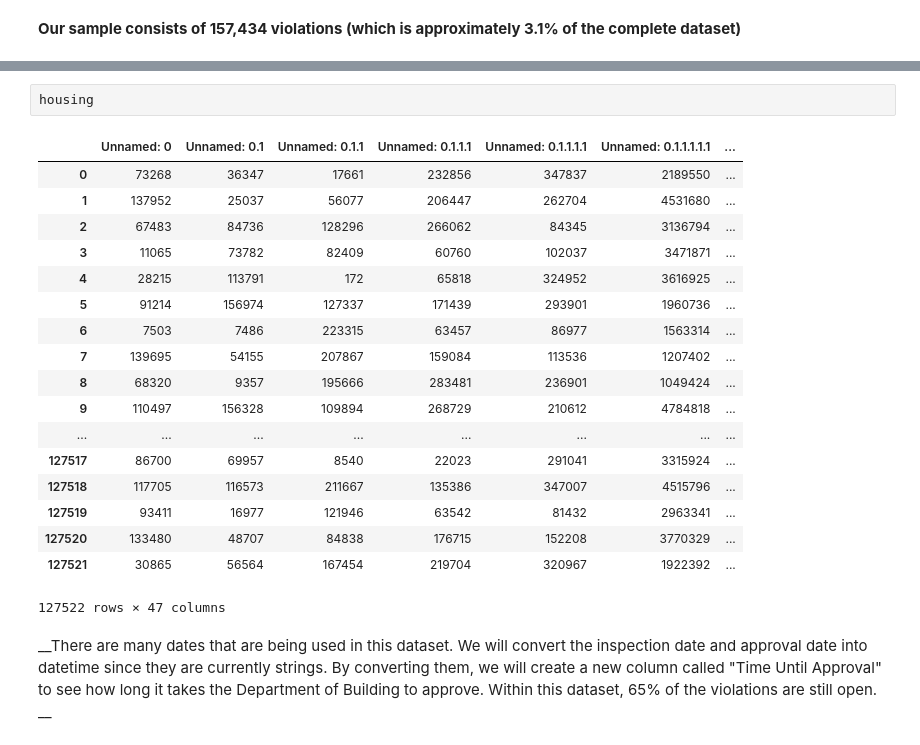
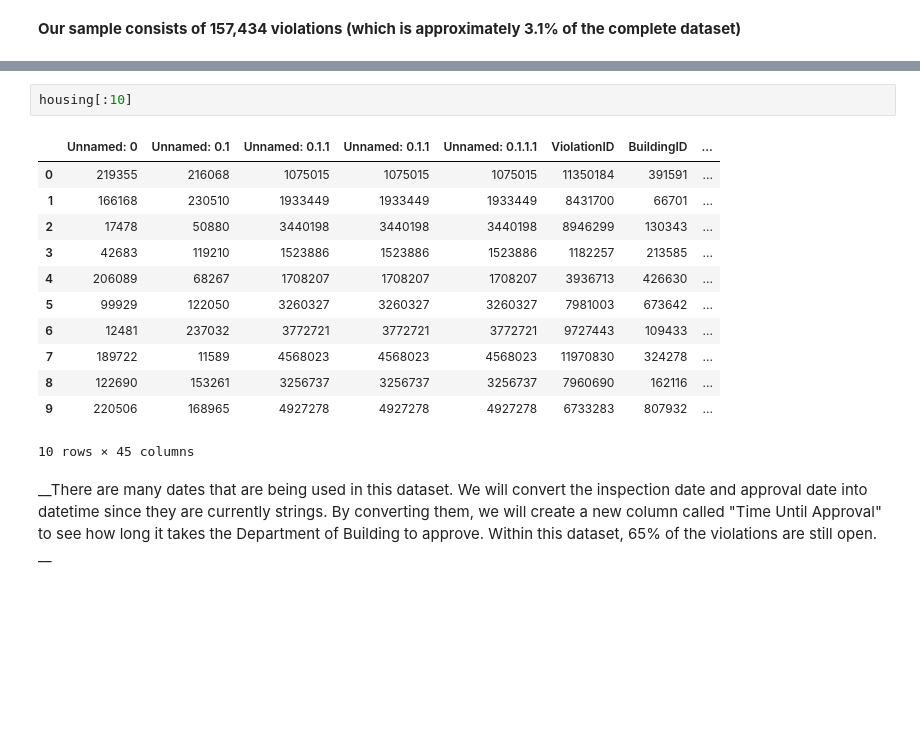
Before and after one commit to amychen/Data_Bootcamp_Final_Project, a Jupyter notebook: housing.ipynb, the cells around one changed output, grey strips where cells are left out. Saved outputs shown, nothing was run; the diff lists cells and outputs as text; blank space fills up the shorter version.

```diff
--- a/housing.ipynb
+++ b/housing.ipynb
@@ -56,26 +55,20 @@ Index(['Unnamed: 0', 'Unnamed: 0.1', 'Unnamed: 0.1.1', 'Unnamed: 0.1.1.1',
        'BBL', 'NTA'],
       dtype='object')
 # %%
-housing
+housing[:10]
 # %% [output]
-|  | Unnamed: 0 | Unnamed: 0.1 | Unnamed: 0.1.1 | Unnamed: 0.1.1.1 | Unnamed: 0.1.1.1.1 | Unnamed: 0.1.1.1.1.1 | ... |
-| 0 | 73268 | 36347 | 17661 | 232856 | 347837 | 2189550 | ... |
-| 1 | 137952 | 25037 | 56077 | 206447 | 262704 | 4531680 | ... |
-| 2 | 67483 | 84736 | 128296 | 266062 | 84345 | 3136794 | ... |
-| 3 | 11065 | 73782 | 82409 | 60760 | 102037 | 3471871 | ... |
-| 4 | 28215 | 113791 | 172 | 65818 | 324952 | 3616925 | ... |
-| 5 | 91214 | 156974 | 127337 | 171439 | 293901 | 1960736 | ... |
-| 6 | 7503 | 7486 | 223315 | 63457 | 86977 | 1563314 | ... |
-| 7 | 139695 | 54155 | 207867 | 159084 | 113536 | 1207402 | ... |
-| 8 | 68320 | 9357 | 195666 | 283481 | 236901 | 1049424 | ... |
-| 9 | 110497 | 156328 | 109894 | 268729 | 210612 | 4784818 | ... |
-| ... | ... | ... | ... | ... | ... | ... | ... |
-| 127517 | 86700 | 69957 | 8540 | 22023 | 291041 | 3315924 | ... |
-| 127518 | 117705 | 116573 | 211667 | 135386 | 347007 | 4515796 | ... |
-| 127519 | 93411 | 16977 | 121946 | 63542 | 81432 | 2963341 | ... |
-| 127520 | 133480 | 48707 | 84838 | 176715 | 152208 | 3770329 | ... |
-| 127521 | 30865 | 56564 | 167454 | 219704 | 320967 | 1922392 | ... |
+|  | Unnamed: 0 | Unnamed: 0.1 | Unnamed: 0.1.1 | Unnamed: 0.1.1 | Unnamed: 0.1.1.1 | ViolationID | BuildingID | ... |
+| 0 | 219355 | 216068 | 1075015 | 1075015 | 1075015 | 11350184 | 391591 | ... |
+| 1 | 166168 | 230510 | 1933449 | 1933449 | 1933449 | 8431700 | 66701 | ... |
+| 2 | 17478 | 50880 | 3440198 | 3440198 | 3440198 | 8946299 | 130343 | ... |
+| 3 | 42683 | 119210 | 1523886 | 1523886 | 1523886 | 1182257 | 213585 | ... |
+| 4 | 206089 | 68267 | 1708207 | 1708207 | 1708207 | 3936713 | 426630 | ... |
+| 5 | 99929 | 122050 | 3260327 | 3260327 | 3260327 | 7981003 | 673642 | ... |
+| 6 | 12481 | 237032 | 3772721 | 3772721 | 3772721 | 9727443 | 109433 | ... |
+| 7 | 189722 | 11589 | 4568023 | 4568023 | 4568023 | 11970830 | 324278 | ... |
+| 8 | 122690 | 153261 | 3256737 | 3256737 | 3256737 | 7960690 | 162116 | ... |
+| 9 | 220506 | 168965 | 4927278 | 4927278 | 4927278 | 6733283 | 807932 | ... |
-127522 rows × 47 columns
+10 rows × 45 columns
 # %% [markdown]
 __There are many dates that are being used in this dataset. We will convert the inspection date and approval date into datetime since they are currently strings. By converting them, we will create a new column called "Time Until Approval" to see how long it takes the Department of Building to approve. Within this dataset, 65% of the violations are still open. __
 # %% [markdown]
```
Also changed, not shown: parts of 4 cells of this notebook, 1 other file.
